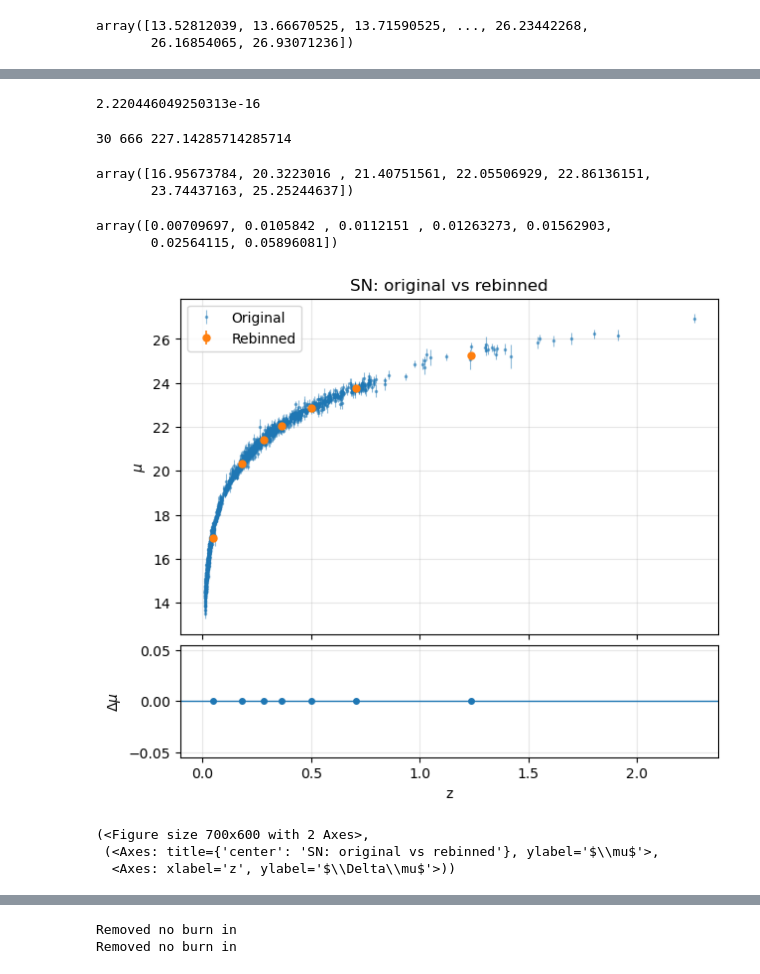
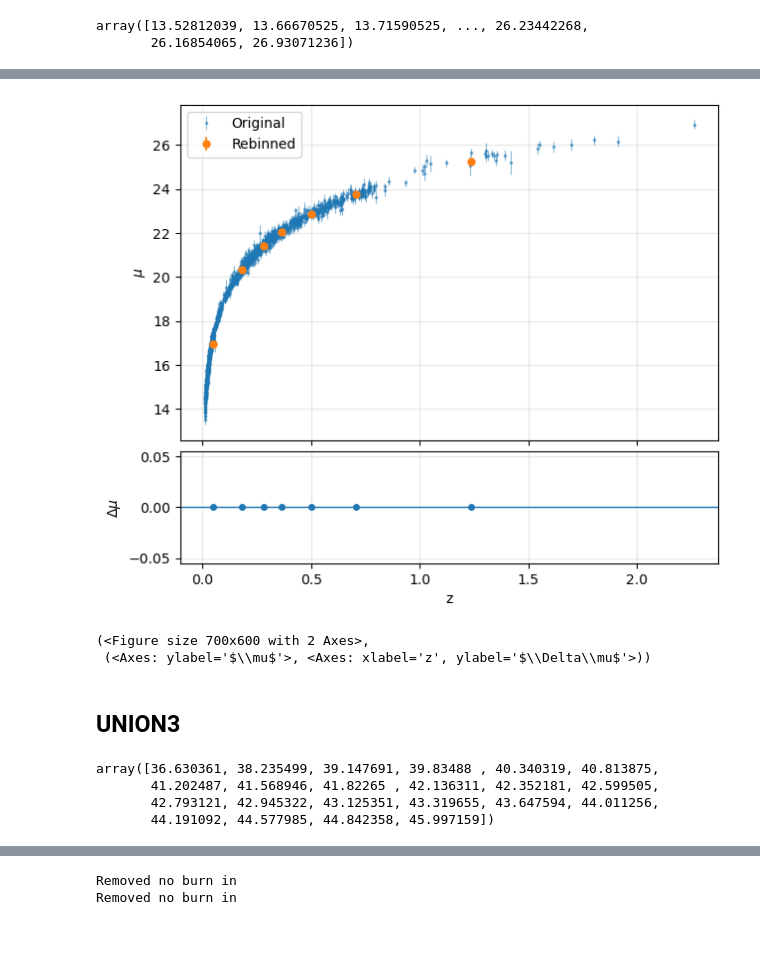
Before and after one commit to ahnyu/PSIWinterSchool2025, a Jupyter notebook: prep_compressed_sn.ipynb, the cells around one changed output, grey strips where cells are left out. Saved outputs shown, nothing was run; the diff lists cells and outputs as text; code cells hidden in the pictures; blank space fills up the shorter version.

Commit message:
compressed SN for union3 and desy5, notebook for data preparation

```diff
--- a/prep_compressed_sn.ipynb
+++ b/prep_compressed_sn.ipynb
@@ -222,20 +92,0 @@ array([1., 1., 1., 1., 1., 1., 1.])
-# %%
-row_sums = W.sum(axis=1)
-print(np.max(np.abs(row_sums - 1.0)))
-# %% [output]
-2.220446049250313e-16
-# %%
-nnz_per_row = (W != 0).sum(axis=1)
-print(nnz_per_row.min(), nnz_per_row.max(), nnz_per_row.mean())
-# %% [output]
-30 666 227.14285714285714
-# %%
-mu_binned
-# %% [output]
-array([16.95673784, 20.3223016 , 21.40751561, 22.05506929, 22.86136151,
-       23.74437163, 25.25244637])
-# %%
-err_binned
-# %% [output]
-array([0.00709697, 0.0105842 , 0.0112151 , 0.01263273, 0.01562903,
-       0.02564115, 0.05896081])
@@ -299,9 +93,8 @@ def plot_sn_rebin_with_residual(z, mu, cov, z_b, mu_b, cov_b, W,
 # %%
 plot_sn_rebin_with_residual(pp.light_curve_params['zHD'],pp.flatdata,pp.covariance,
-              z_binned, mu_binned,cov_binned,W
+              z_b, mu_b,cov_b,W
              )
 # %% [output]
-[figure, old version]
+[figure, new version]
 (<Figure size 700x600 with 2 Axes>,
- (<Axes: title={'center': 'SN: original vs rebinned'}, ylabel='$\\mu$'>,
-  <Axes: xlabel='z', ylabel='$\\Delta\\mu$'>))
+ (<Axes: ylabel='$\\mu$'>, <Axes: xlabel='z', ylabel='$\\Delta\\mu$'>))
@@ -381,0 +101,2 @@ def print_quick_stats(mc, names, title):
+# %% [markdown]
+## UNION3
@@ -381,0 +107,7 @@ def print_quick_stats(mc, names, title):
+# %%
+un.flatdata
+# %% [output]
+array([36.630361, 38.235499, 39.147691, 39.83488 , 40.340319, 40.813875,
+       41.202487, 41.568946, 41.82265 , 42.136311, 42.352181, 42.599505,
+       42.793121, 42.945322, 43.125351, 43.319655, 43.647594, 44.011256,
+       44.191092, 44.577985, 44.842358, 45.997159])
```
Also changed, not shown: parts of 41 cells of this notebook, 6 other files.
